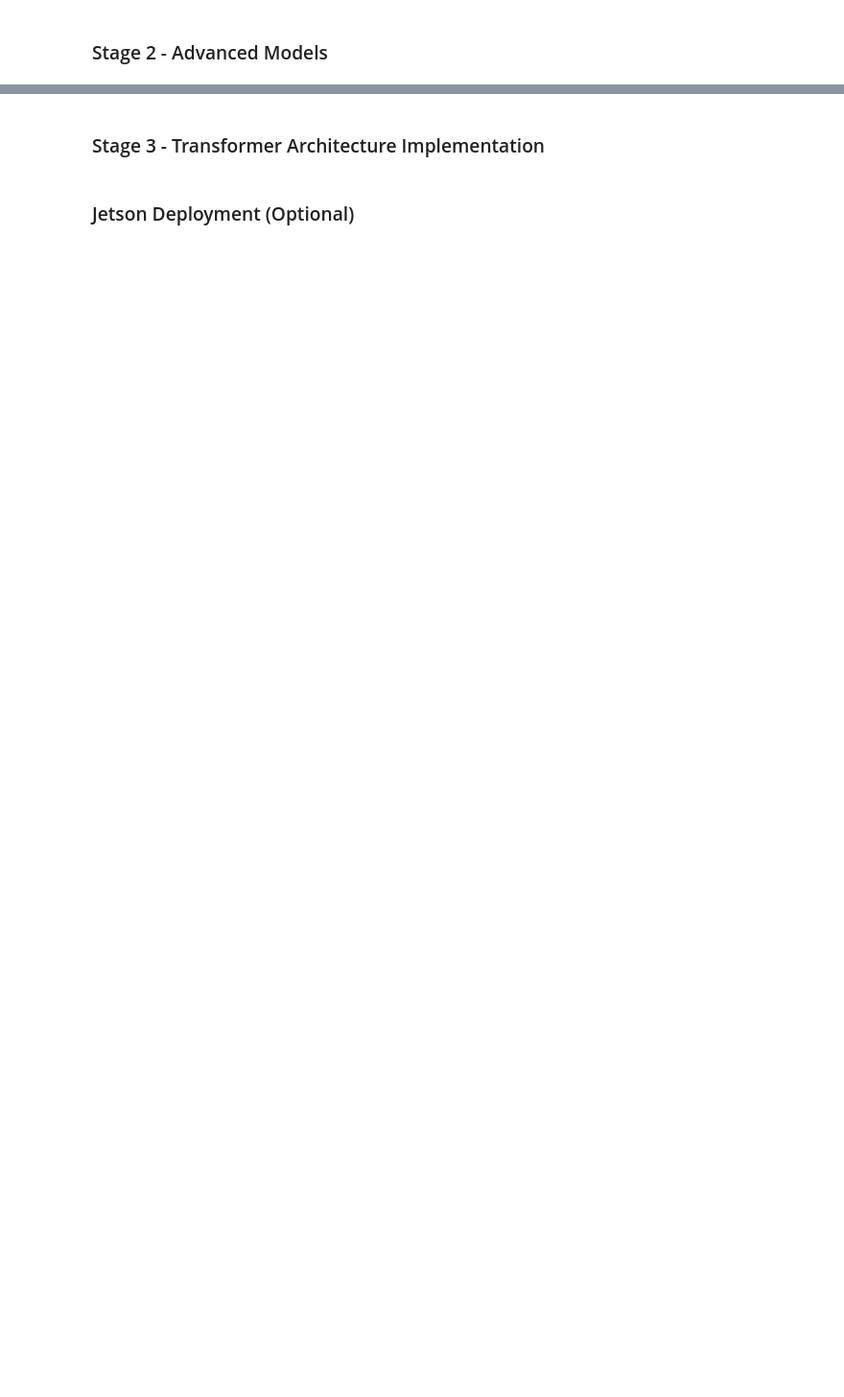
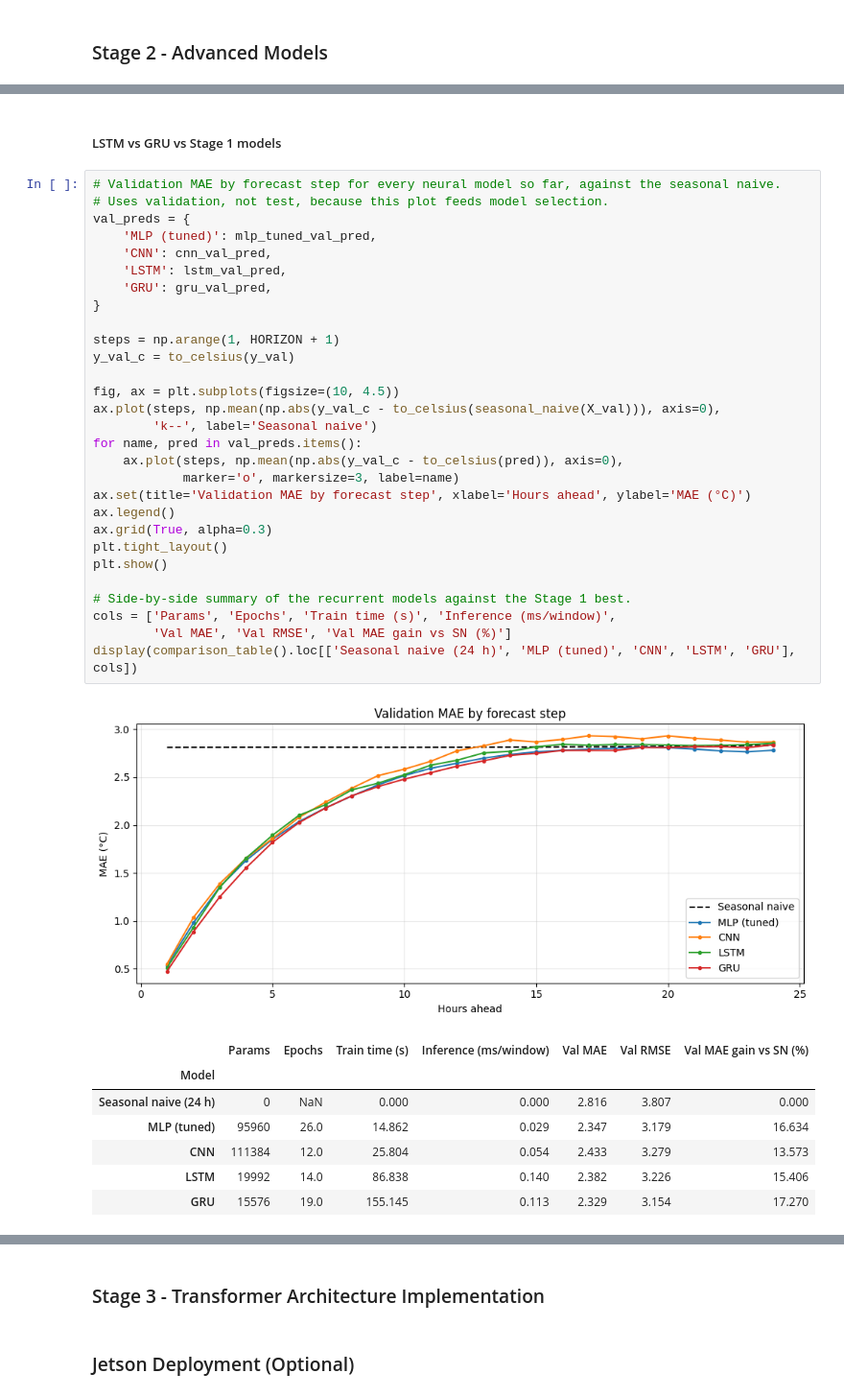
Before and after one commit to janwod/TransformerTempTracker, a Jupyter notebook: AISE4010_Project_Group07.ipynb, the cells around one changed output, grey strips where cells are left out. Shown at 96% size. Cells and saved outputs as stored; diff of their text form; blank space fills up the shorter version.

```diff
--- a/AISE4010_Project_Group07.ipynb
+++ b/AISE4010_Project_Group07.ipynb
@@ -860,0 +1008,40 @@ The gain is small. The whole grid only spans 2.336 to 2.482 °C, and every run u
+# %% [markdown]
+##### LSTM vs GRU vs Stage 1 models
+# %%
+# Validation MAE by forecast step for every neural model so far, against the seasonal naive.
+# Uses validation, not test, because this plot feeds model selection.
+val_preds = {
+    'MLP (tuned)': mlp_tuned_val_pred,
+    'CNN': cnn_val_pred,
+    'LSTM': lstm_val_pred,
+    'GRU': gru_val_pred,
+}
+
+steps = np.arange(1, HORIZON + 1)
+y_val_c = to_celsius(y_val)
+
+fig, ax = plt.subplots(figsize=(10, 4.5))
+ax.plot(steps, np.mean(np.abs(y_val_c - to_celsius(seasonal_naive(X_val))), axis=0),
+        'k--', label='Seasonal naive')
+for name, pred in val_preds.items():
+    ax.plot(steps, np.mean(np.abs(y_val_c - to_celsius(pred)), axis=0),
+            marker='o', markersize=3, label=name)
+ax.set(title='Validation MAE by forecast step', xlabel='Hours ahead', ylabel='MAE (°C)')
+ax.legend()
+ax.grid(True, alpha=0.3)
+plt.tight_layout()
+plt.show()
+
+# Side-by-side summary of the recurrent models against the Stage 1 best.
+cols = ['Params', 'Epochs', 'Train time (s)', 'Inference (ms/window)',
+        'Val MAE', 'Val RMSE', 'Val MAE gain vs SN (%)']
+display(comparison_table().loc[['Seasonal naive (24 h)', 'MLP (tuned)', 'CNN', 'LSTM', 'GRU'], cols])
+# %% [output]
+[figure, added]
+|  | Params | Epochs | Train time (s) | Inference (ms/window) | Val MAE | Val RMSE | Val MAE gain vs SN (%) |
+| Model |  |  |  |  |  |  |  |
+| Seasonal naive (24 h) | 0 | NaN | 0.000 | 0.000 | 2.816 | 3.807 | 0.000 |
+| MLP (tuned) | 95960 | 26.0 | 14.862 | 0.029 | 2.347 | 3.179 | 16.634 |
+| CNN | 111384 | 12.0 | 25.804 | 0.054 | 2.433 | 3.279 | 13.573 |
+| LSTM | 19992 | 14.0 | 86.838 | 0.140 | 2.382 | 3.226 | 15.406 |
+| GRU | 15576 | 19.0 | 155.145 | 0.113 | 2.329 | 3.154 | 17.270 |
```
Also changed, not shown: parts of 19 cells of this notebook.
